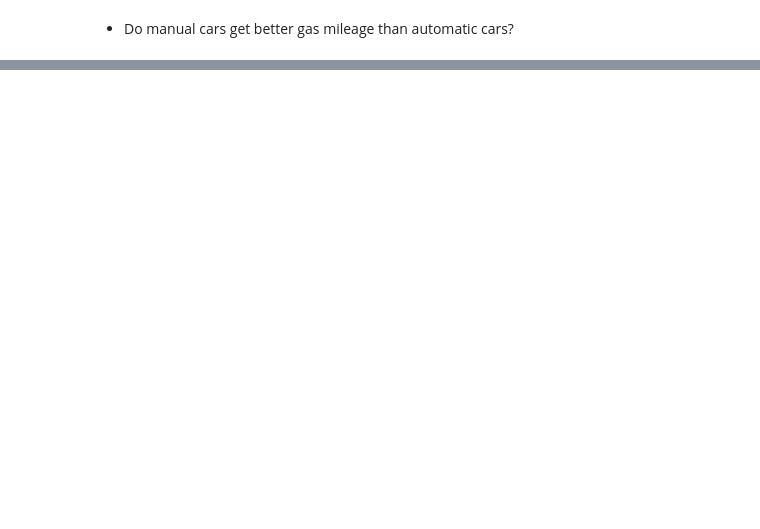
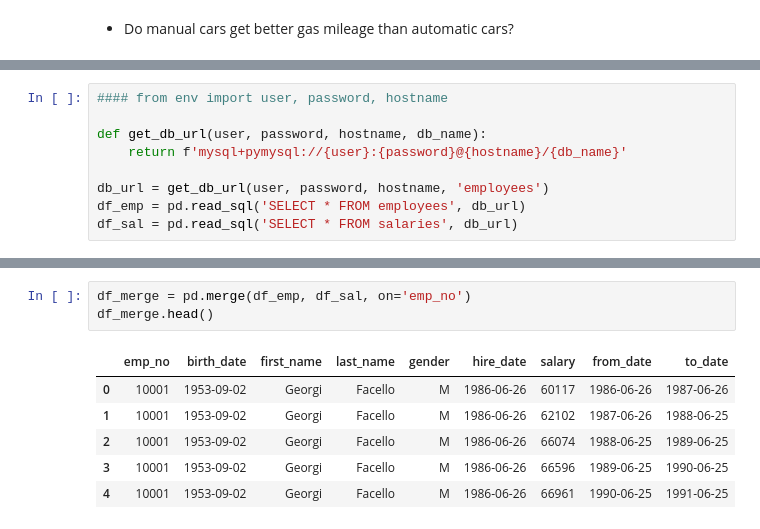
Before and after one commit to annie-carter/statistics-exercises, a Jupyter notebook: hypothesis_testing.ipynb, the cells around one changed output, grey strips where cells are left out. Cells and saved outputs as stored; diff of their text form; blank space fills up the shorter version.

```diff
--- a/hypothesis_testing.ipynb
+++ b/hypothesis_testing.ipynb
@@ -211,0 +364,9 @@ There is a significant difference in fuel efficiency between compact class and a
+# %%
+#### from env import user, password, hostname
+
+def get_db_url(user, password, hostname, db_name):
+    return f'mysql+pymysql://{user}:{password}@{hostname}/{db_name}'
+
+db_url = get_db_url(user, password, hostname, 'employees')
+df_emp = pd.read_sql('SELECT * FROM employees', db_url)
+df_sal = pd.read_sql('SELECT * FROM salaries', db_url)
@@ -211,0 +395,10 @@ There is a significant difference in fuel efficiency between compact class and a
+# %%
+df_merge = pd.merge(df_emp, df_sal, on='emp_no')
+df_merge.head()
+# %% [output]
+|  | emp_no | birth_date | first_name | last_name | gender | hire_date | salary | from_date | to_date |
+| 0 | 10001 | 1953-09-02 | Georgi | Facello | M | 1986-06-26 | 60117 | 1986-06-26 | 1987-06-26 |
+| 1 | 10001 | 1953-09-02 | Georgi | Facello | M | 1986-06-26 | 62102 | 1987-06-26 | 1988-06-25 |
+| 2 | 10001 | 1953-09-02 | Georgi | Facello | M | 1986-06-26 | 66074 | 1988-06-25 | 1989-06-25 |
+| 3 | 10001 | 1953-09-02 | Georgi | Facello | M | 1986-06-26 | 66596 | 1989-06-25 | 1990-06-25 |
+| 4 | 10001 | 1953-09-02 | Georgi | Facello | M | 1986-06-26 | 66961 | 1990-06-25 | 1991-06-25 |
```
Also changed, not shown: parts of 64 cells of this notebook.
